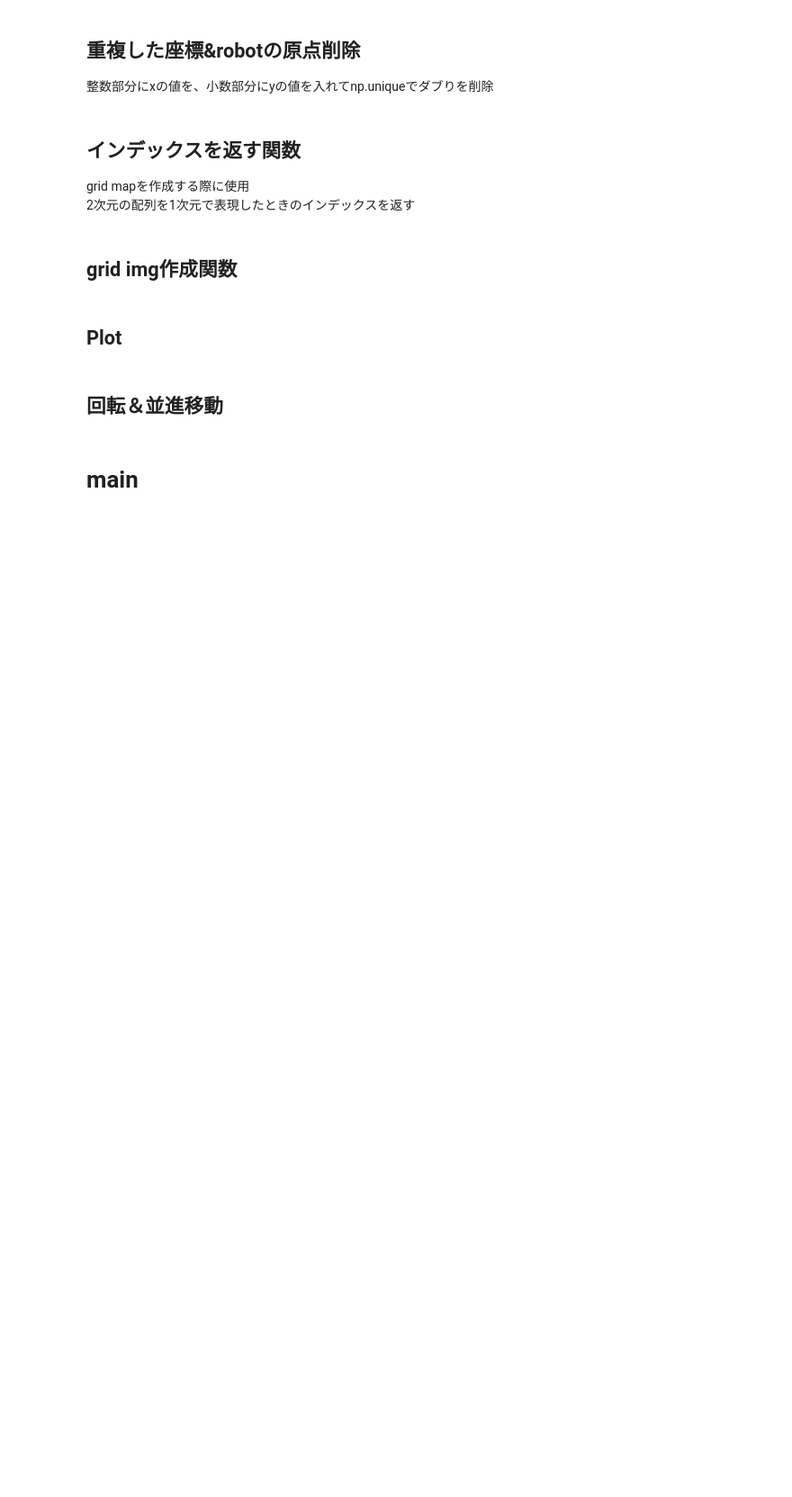
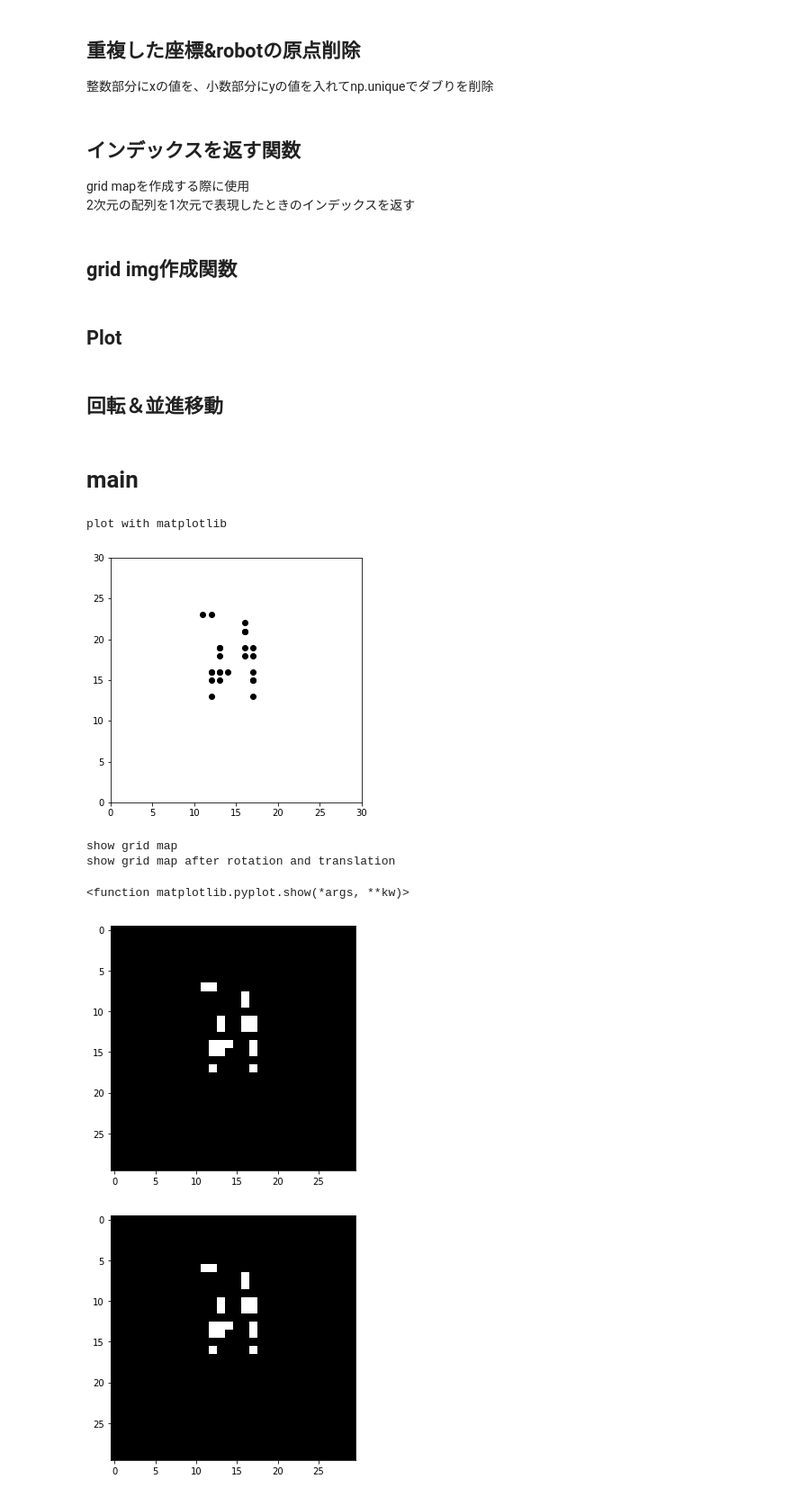
Before and after one commit to tiger0421/junctionRecognition, a Jupyter notebook: pltURG.ipynb, the cells around one changed output. Shown at 90% size. Drawn from its saved outputs; the diff is of its cells as text; code cells hidden in the pictures; blank space fills up the shorter version.

```diff
--- a/pltURG.ipynb
+++ b/pltURG.ipynb
@@ -126,12 +133,40 @@ def trans_point_cloud(point_cloud_x, point_cloud_y, dx=0, dy=0, dtheta=0):
     rotation_vector = np.array([[np.cos(dtheta), -np.sin(dtheta)], [np.sin(dtheta), np.cos(dtheta)]], dtype=np.float32)
     point_cloud_XY = np.c_[point_cloud_x-(WIDTH/2), point_cloud_y-(HEIGHT/2)].T
     trans_point_cloud = np.dot(rotation_vector, point_cloud_XY)
-    trans_point_cloud_x = trans_point_cloud[0] + (WIDTH/2) + (dx*100/RESOLUTION)
-    trans_point_cloud_y = trans_point_cloud[1] + (HEIGHT/2) + (dy*100/RESOLUTION)
+    trans_point_cloud_x = trans_point_cloud[0] + (WIDTH/2) + (dx/RESOLUTION)
+    trans_point_cloud_y = trans_point_cloud[1] + (HEIGHT/2) + (dy/RESOLUTION)
 
     return trans_point_cloud_x, trans_point_cloud_y
 # %% [markdown]
 # main
 # %%
 lidar_data = split_data()
+# %%
+index = 1
+prev_point_cloud_x, prev_point_cloud_y = calc_point_cloud(lidar_data[index])
+prev_point_cloud_x_unique, prev_point_cloud_y_unique = unique_point_cloud(prev_point_cloud_x, prev_point_cloud_y)
+
+print("plot with matplotlib")
+plot_point_cloud(prev_point_cloud_x_unique, prev_point_cloud_y_unique)
+
+print("show grid map")
+prev_grid_map = make_grid_map(prev_point_cloud_x_unique, prev_point_cloud_y_unique)
+plt.imshow(prev_grid_map)
+plt.gray()
+plt.show
+
+print("show grid map after rotation and translation")
+prev_trans_point_cloud_x, prev_trans_point_cloud_y = trans_point_cloud(prev_point_cloud_x_unique, prev_point_cloud_y_unique, 0, 0.5, np.deg2rad(0))
+grid_map = make_grid_map(prev_trans_point_cloud_x.astype(np.int32), prev_trans_point_cloud_y.astype(np.int32))
+plt.imshow(grid_map)
+plt.gray()
+plt.show
+# %% [output]
+plot with matplotlib
+[figure, added]
+show grid map
+show grid map after rotation and translation
+<function matplotlib.pyplot.show(*args, **kw)>
+[figure, added]
+[figure, added]
 # %%
```
Also changed, not shown: parts of 10 cells of this notebook.
